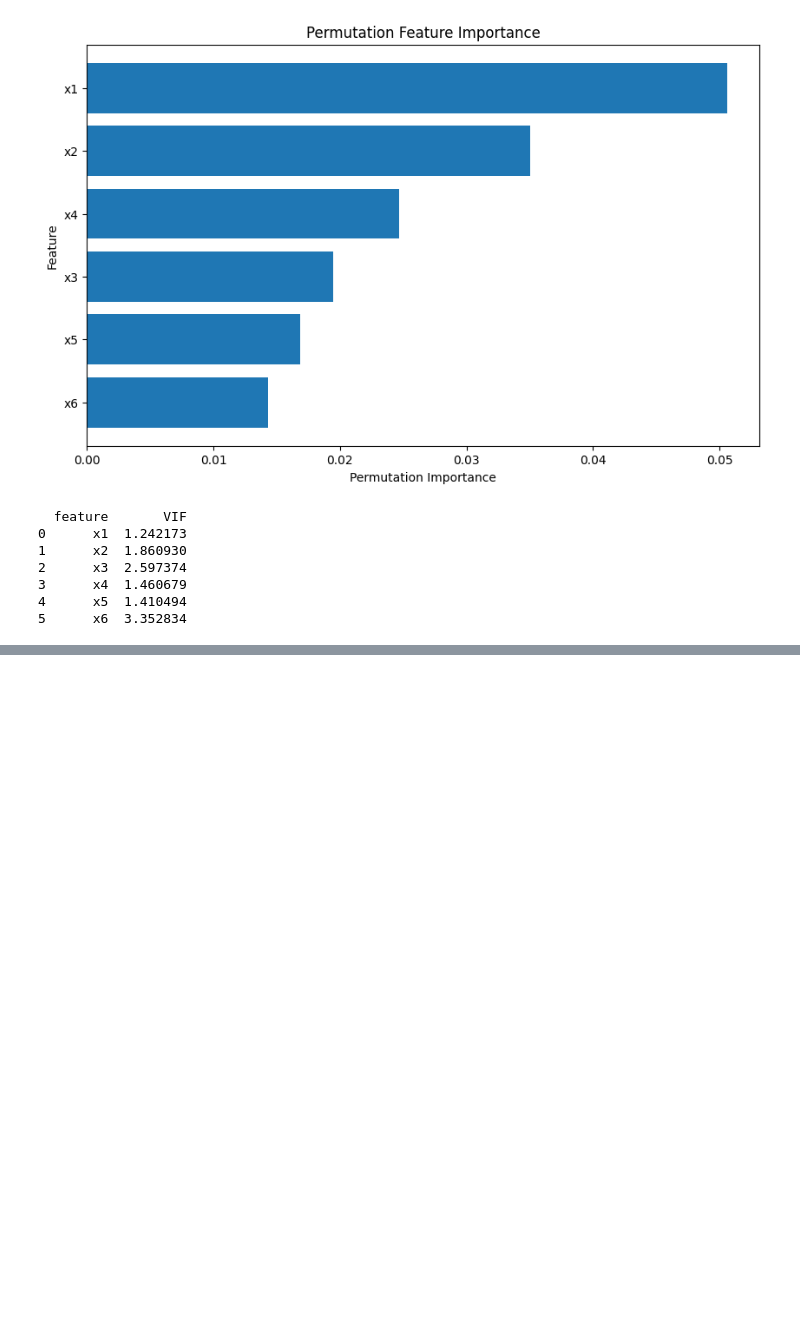
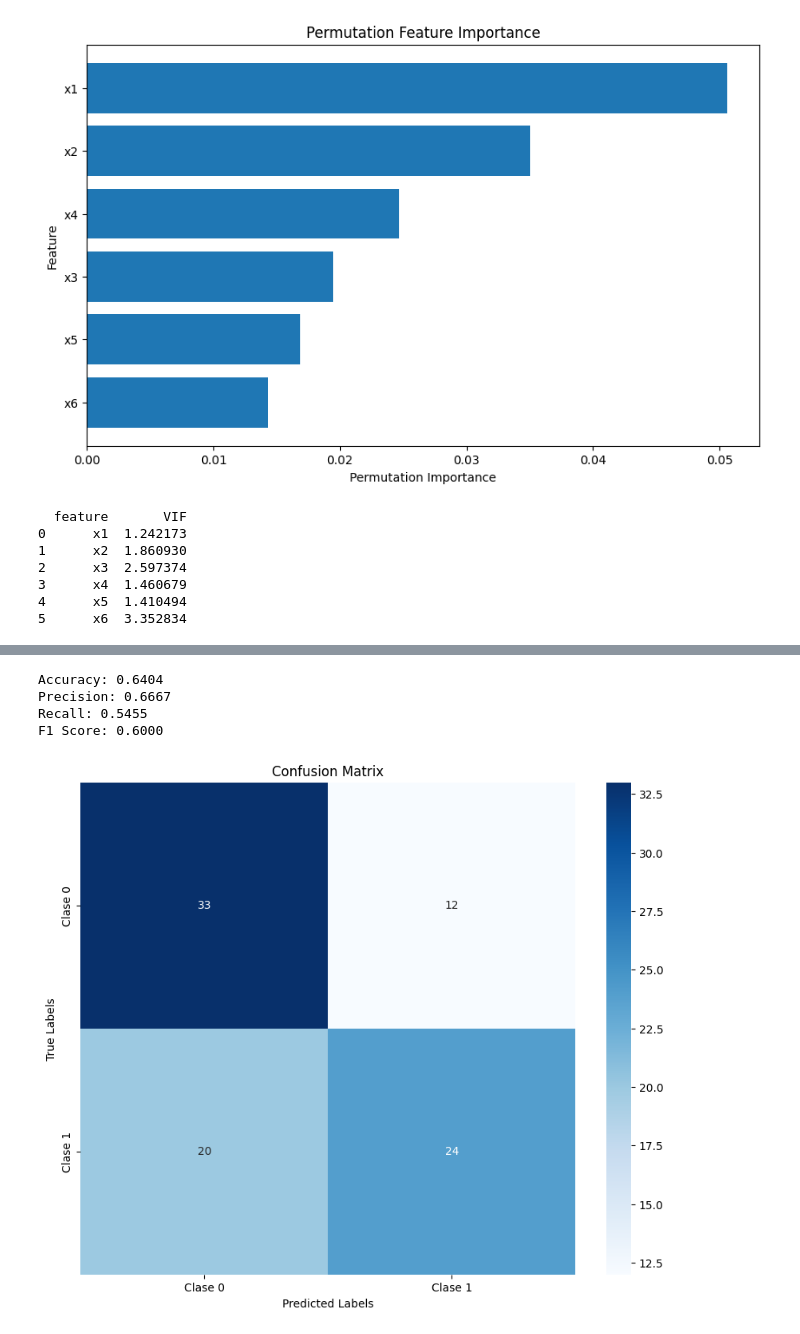
Before and after one commit to jl-tavera/assignment-TL, a Jupyter notebook: punto_1.ipynb, the cells around one changed output, grey strips where cells are left out. Saved outputs shown, nothing was run; the diff lists cells and outputs as text; code cells hidden in the pictures; blank space fills up the shorter version.

```diff
--- a/punto_1.ipynb
+++ b/punto_1.ipynb
@@ -162,7 +173,3 @@ print(vif_df)
 3      x4  1.460679
 4      x5  1.410494
 5      x6  3.352834
-# %%
-df = df.drop(columns=['x3', 'x5', 'x6'])
-X = df.iloc[:, :-1].values
-y = df.iloc[:, -1].values
@@ -171,0 +178,12 @@ from sklearn.preprocessing import StandardScaler
+# %%
+# 1. SMOTE for synthetic minority over-sampling
+def smote_augmentation(X, y):
+    sm = SMOTETomek(random_state=42)
+    X_res, y_res = sm.fit_resample(X, y)
+    return pd.DataFrame(X_res, columns=X.columns), pd.Series(y_res)
+
+X = df.drop('Target', axis=1)
+y = df['Target']
+
+X, y = smote_augmentation(X, y)
+print('After SMOTE:', X.shape, y.shape)
@@ -188,23 +209,22 @@ Class weights: {0: 2.347560975609756, 1: 0.6353135313531353}
 # %%
-from tensorflow.keras.models import Sequential
-from tensorflow.keras.layers import Dense, Dropout
-from tensorflow.keras.callbacks import EarlyStopping
-from tensorflow.keras.regularizers import l2
+
 
 model = Sequential([
-    Dense(32, activation='relu', kernel_regularizer=l2(0.01), input_shape=(X_train.shape[1],)),
+    Dense(64, activation='relu', kernel_regularizer=l2(0.001)),
+    Dropout(0.2),
+    Dense(32, activation='relu', kernel_regularizer=l2(0.001)),
     Dropout(0.2),
     Dense(1, activation='sigmoid')
 ])
-model.compile(optimizer='adam', loss='binary_crossentropy', metrics=['accuracy'])
+model.compile(optimizer=Adam(learning_rate=0.001), loss='binary_crossentropy', metrics=[BinaryAccuracy()])
 # %%
 # Define early stopping
-early_stopping = EarlyStopping(monitor='val_loss', patience=10, restore_best_weights=True)
+early_stopping = EarlyStopping(monitor='val_binary_accuracy', patience=10, restore_best_weights=True)
 
 # Train the model
 history = model.fit(
     X_train, y_train,
-    epochs=20,
+    epochs=50,
     batch_size=16,
     validation_split=0.2,
     class_weight=class_weights,
@@ -257,0 +275,35 @@ ROC-AUC Score: 0.4364791288566243
+# %%
+   #
+#  Evaluación del Modelo
+accuracy = accuracy_score(y_test, y_pred)
+precision = precision_score(y_test, y_pred)
+recall = recall_score(y_test, y_pred)
+f1 = f1_score(y_test, y_pred)
+
+
+print(f"Accuracy: {accuracy:.4f}")
+print(f"Precision: {precision:.4f}")
+print(f"Recall: {recall:.4f}")
+print(f"F1 Score: {f1:.4f}")
+print("\n")
+# %% [output]
+Accuracy: 0.6404
+Precision: 0.6667
+Recall: 0.5455
+F1 Score: 0.6000
+# %%
+def print_confusion_matrix(conf_matrix, labels):
+    plt.figure(figsize=(10, 8))
+    sns.heatmap(conf_matrix, annot=True, fmt='d', cmap='Blues', xticklabels=labels, yticklabels=labels)
+    plt.xlabel('Predicted Labels')
+    plt.ylabel('True Labels')
+    plt.title('Confusion Matrix')
+    plt.show()
+
+# Etiquetas de clase (puedes ajustarlas según tu conjunto de datos)
+class_labels = ['Clase 0', 'Clase 1']
+
+# Imprimir la matriz de confusión
+print_confusion_matrix(confusion_matrix(y_test, y_pred), labels=class_labels)
+# %% [output]
+[figure, added]
```
Also changed, not shown: parts of 16 cells of this notebook.
